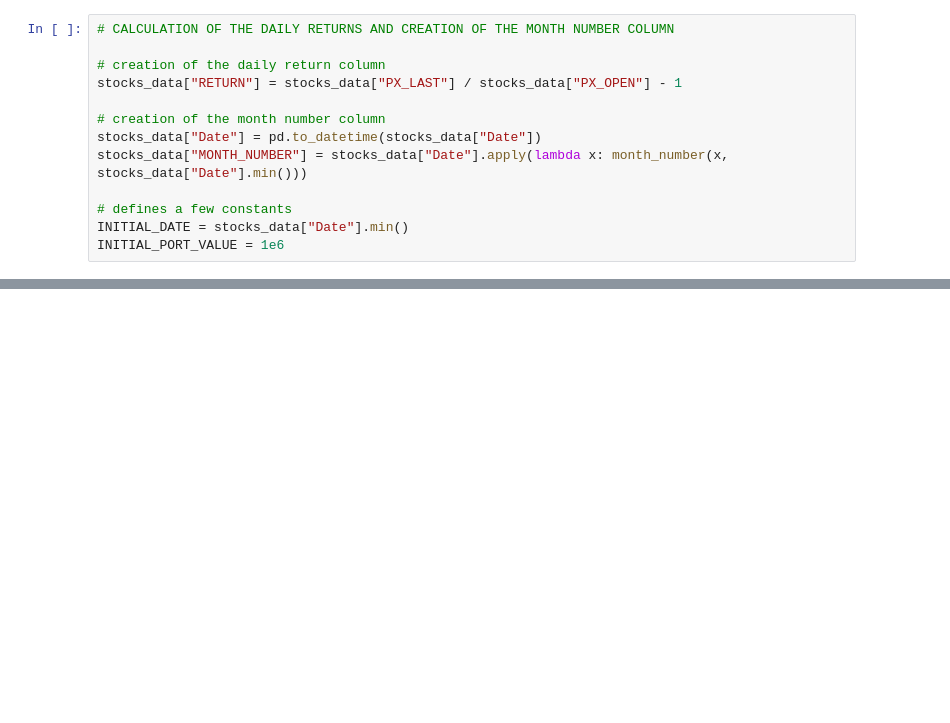
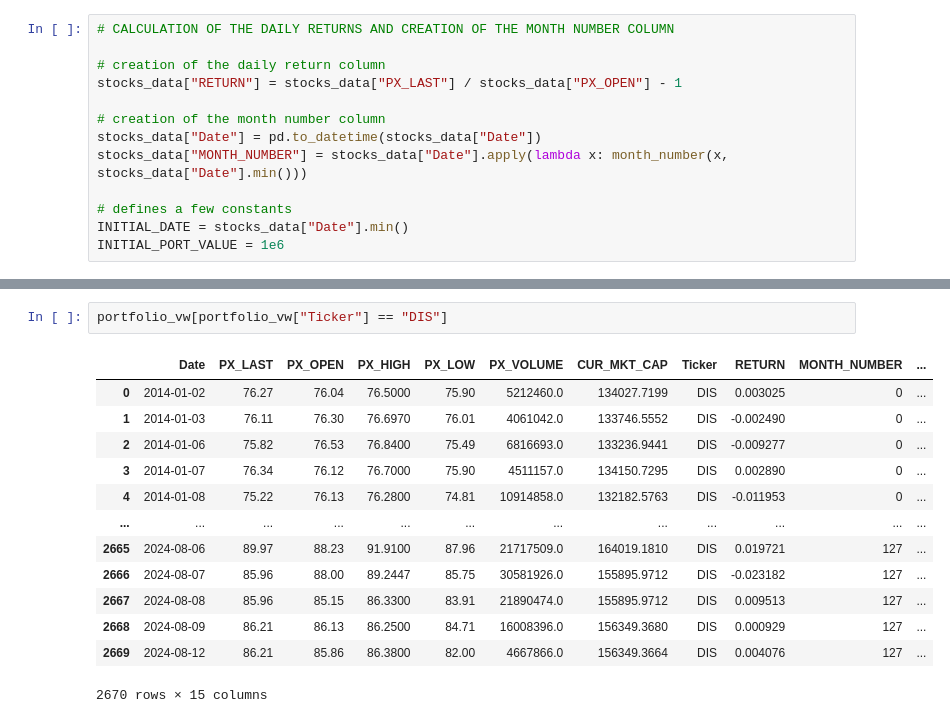
Before and after one commit to williankal/quant_fin, a Jupyter notebook: project-1/part-A.ipynb, the cells around one changed output, grey strips where cells are left out. Drawn from its saved outputs; the diff is of its cells as text; blank space fills up the shorter version.

```diff
--- a/project-1/part-A.ipynb
+++ b/project-1/part-A.ipynb
@@ -94,2 +102,18 @@ portfolio_vw
+# %%
+portfolio_vw[portfolio_vw["Ticker"] == "DIS"]
+# %% [output]
+|  | Date | PX_LAST | PX_OPEN | PX_HIGH | PX_LOW | PX_VOLUME | CUR_MKT_CAP | Ticker | RETURN | MONTH_NUMBER | ... |
+| 0 | 2014-01-02 | 76.27 | 76.04 | 76.5000 | 75.90 | 5212460.0 | 134027.7199 | DIS | 0.003025 | 0 | ... |
+| 1 | 2014-01-03 | 76.11 | 76.30 | 76.6970 | 76.01 | 4061042.0 | 133746.5552 | DIS | -0.002490 | 0 | ... |
+| 2 | 2014-01-06 | 75.82 | 76.53 | 76.8400 | 75.49 | 6816693.0 | 133236.9441 | DIS | -0.009277 | 0 | ... |
+| 3 | 2014-01-07 | 76.34 | 76.12 | 76.7000 | 75.90 | 4511157.0 | 134150.7295 | DIS | 0.002890 | 0 | ... |
+| 4 | 2014-01-08 | 75.22 | 76.13 | 76.2800 | 74.81 | 10914858.0 | 132182.5763 | DIS | -0.011953 | 0 | ... |
+| ... | ... | ... | ... | ... | ... | ... | ... | ... | ... | ... | ... |
+| 2665 | 2024-08-06 | 89.97 | 88.23 | 91.9100 | 87.96 | 21717509.0 | 164019.1810 | DIS | 0.019721 | 127 | ... |
+| 2666 | 2024-08-07 | 85.96 | 88.00 | 89.2447 | 85.75 | 30581926.0 | 155895.9712 | DIS | -0.023182 | 127 | ... |
+| 2667 | 2024-08-08 | 85.96 | 85.15 | 86.3300 | 83.91 | 21890474.0 | 155895.9712 | DIS | 0.009513 | 127 | ... |
+| 2668 | 2024-08-09 | 86.21 | 86.13 | 86.2500 | 84.71 | 16008396.0 | 156349.3680 | DIS | 0.000929 | 127 | ... |
+| 2669 | 2024-08-12 | 86.21 | 85.86 | 86.3800 | 82.00 | 4667866.0 | 156349.3664 | DIS | 0.004076 | 127 | ... |
+2670 rows × 15 columns
 # %%
 plt.plot(portfolio_vw.loc[portfolio_vw["Ticker"] == "DIS", "Date"], portfolio_vw.loc[portfolio_vw["Ticker"] == "DIS", "PORT_TOTAL_VAL_LAST"])
```
Also changed, not shown: parts of 3 cells of this notebook.
